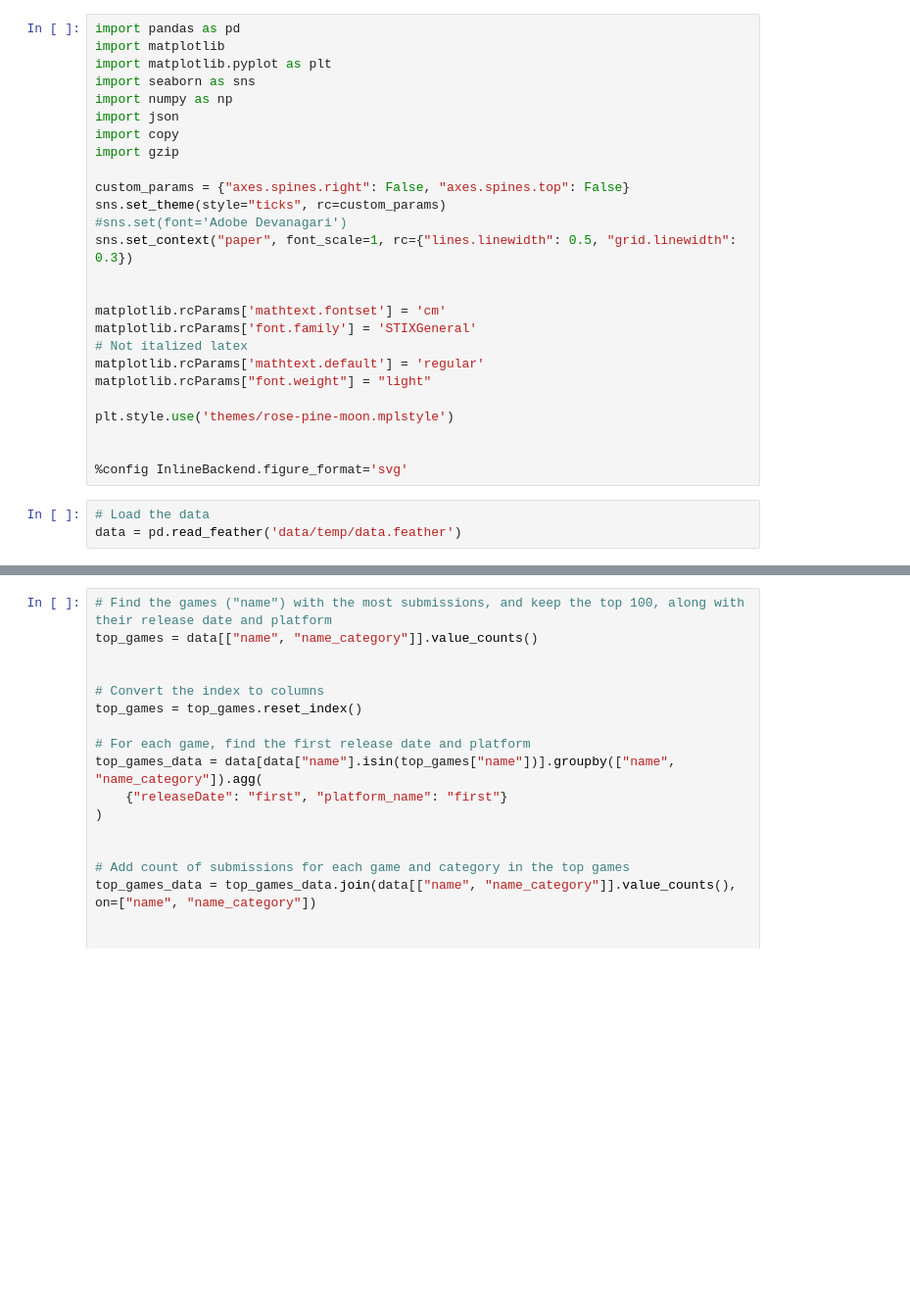
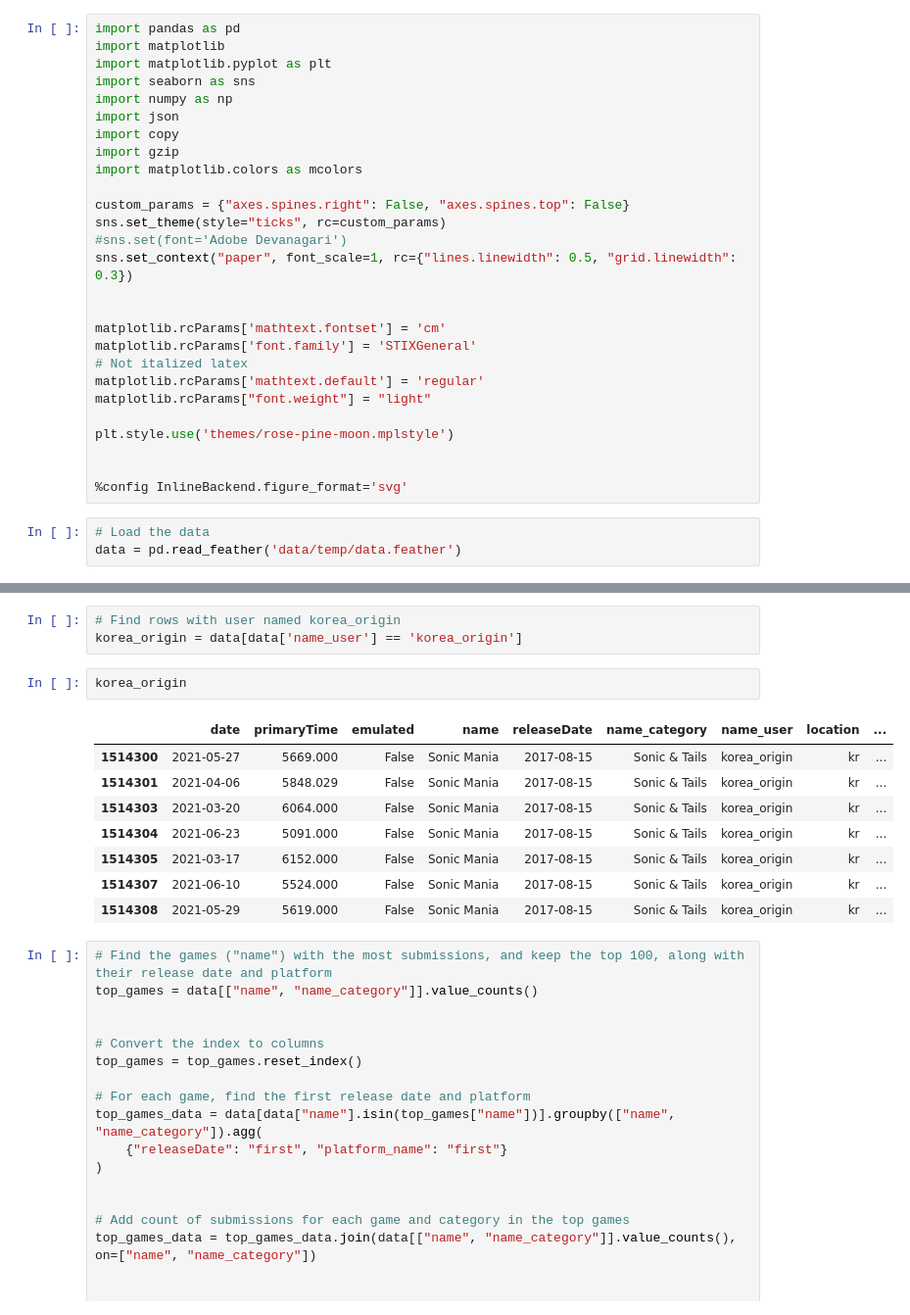
Before and after one commit to ColasDroin/pre_analysis, a Jupyter notebook: analysis_fig_4.ipynb, the cells around one changed output, grey strips where cells are left out. Shown at 98% size. Saved outputs shown, nothing was run; the diff lists cells and outputs as text; blank space fills up the shorter version.

```diff
--- a/analysis_fig_4.ipynb
+++ b/analysis_fig_4.ipynb
@@ -7,6 +7,7 @@ import numpy as np
 import json
 import copy
 import gzip
+import matplotlib.colors as mcolors
 
 custom_params = {"axes.spines.right": False, "axes.spines.top": False}
 sns.set_theme(style="ticks", rc=custom_params)
@@ -38,6 +39,20 @@ data.head()
 | 11 | 2014-11-17 | 857.000 | True | Kirby's Dream Land | 1992-04-27 | Normal Mode | SapphireYoshi | us | ... |
 | 12 | 2014-11-17 | 3062.000 | False | Kirby: Nightmare in Dream Land | 2002-10-25 | Any% | SapphireYoshi | us | ... |
 | 13 | 2014-11-17 | 2454.000 | False | Kirby & The Amazing Mirror | 2004-04-15 | Any% | SapphireYoshi | us | ... |
+# %%
+# Find rows with user named korea_origin
+korea_origin = data[data['name_user'] == 'korea_origin']
+# %%
+korea_origin
+# %% [output]
+|  | date | primaryTime | emulated | name | releaseDate | name_category | name_user | location | ... |
+| 1514300 | 2021-05-27 | 5669.000 | False | Sonic Mania | 2017-08-15 | Sonic & Tails | korea_origin | kr | ... |
+| 1514301 | 2021-04-06 | 5848.029 | False | Sonic Mania | 2017-08-15 | Sonic & Tails | korea_origin | kr | ... |
+| 1514303 | 2021-03-20 | 6064.000 | False | Sonic Mania | 2017-08-15 | Sonic & Tails | korea_origin | kr | ... |
+| 1514304 | 2021-06-23 | 5091.000 | False | Sonic Mania | 2017-08-15 | Sonic & Tails | korea_origin | kr | ... |
+| 1514305 | 2021-03-17 | 6152.000 | False | Sonic Mania | 2017-08-15 | Sonic & Tails | korea_origin | kr | ... |
+| 1514307 | 2021-06-10 | 5524.000 | False | Sonic Mania | 2017-08-15 | Sonic & Tails | korea_origin | kr | ... |
+| 1514308 | 2021-05-29 | 5619.000 | False | Sonic Mania | 2017-08-15 | Sonic & Tails | korea_origin | kr | ... |
 # %%
 # Find the games ("name") with the most submissions, and keep the top 100, along with their release date and platform
 top_games = data[["name", "name_category"]].value_counts()
```
Also changed, not shown: parts of 13 cells of this notebook, 1 other file.
